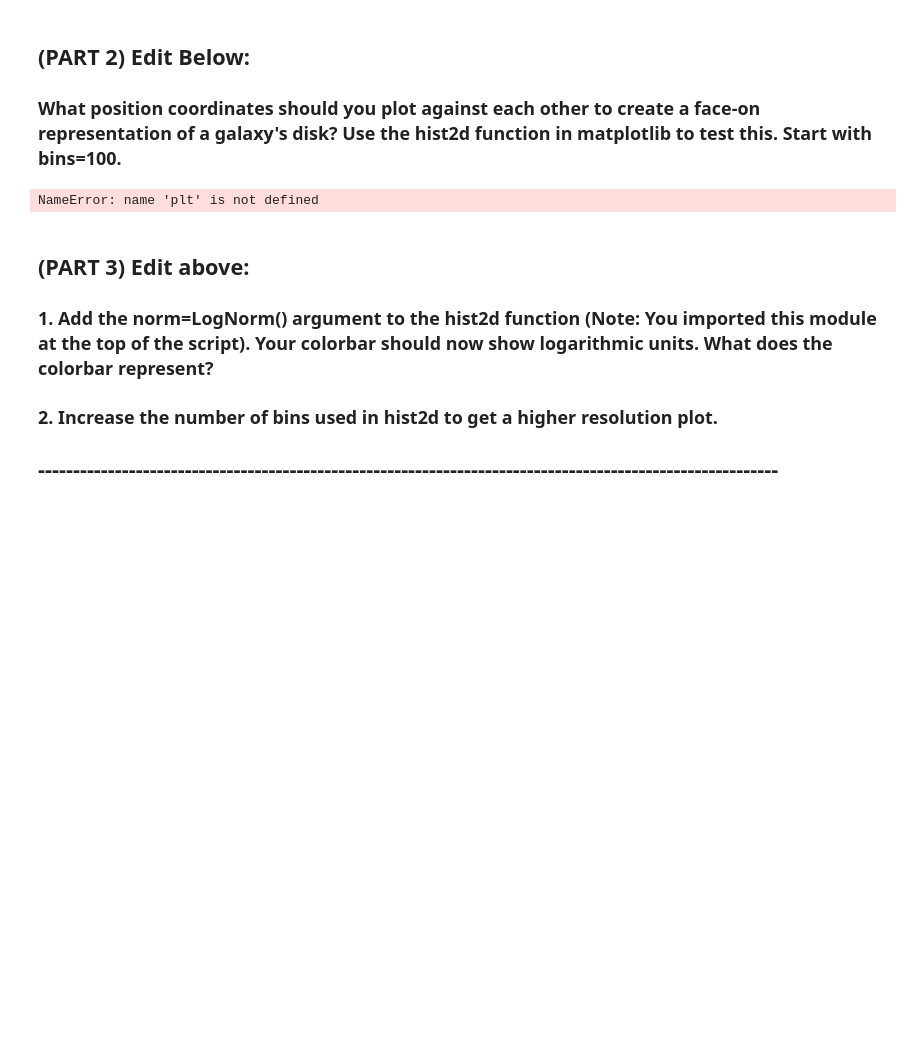
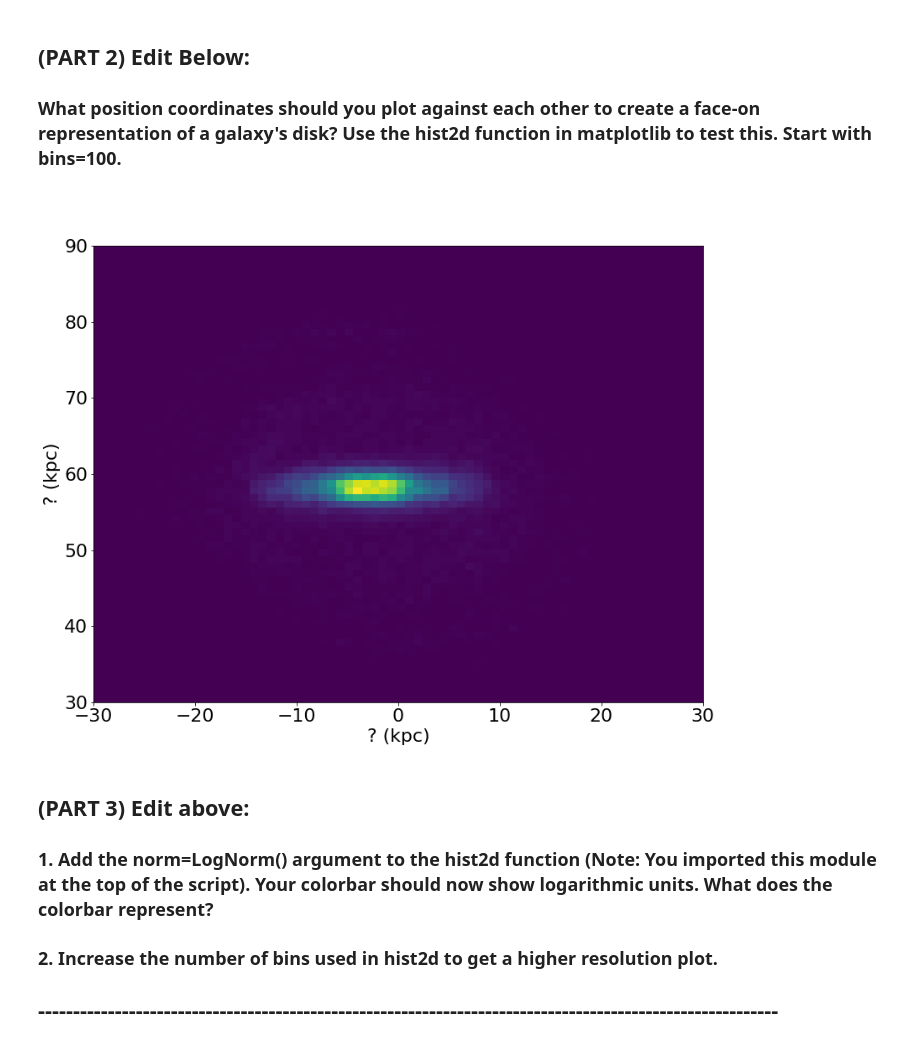
Before and after one commit to Ximena89/and_yet_it_moves, a Jupyter notebook: codigo/Plotting_Template.ipynb, the cells around one changed output. Drawn from its saved outputs; the diff is of its cells as text; code cells hidden in the pictures; blank space fills up the shorter version.

```diff
--- a/codigo/Plotting_Template.ipynb
+++ b/codigo/Plotting_Template.ipynb
@@ -20,10 +20,14 @@ import numpy as num
 
 # Store positions as arrays.   returns a 3D array
 
+
 def pygadgetreader(MW_sim_1M_b0_051):
 
-    pos_disk= pyg.readsnap("../sims/MW_LMC_sim_111", "pos", "disk")
+    pos_disk= pyg.readsnap("../sims/MW_sim_1M_b0_051", "pos", "disk")
     xpos_disk= pos_disk[:,0]
-    np.array(xpos_disk)
+    x=np.array(xpos_disk)
     ypos_disk= pos_disk[:,1]
-    np.array(ypos_disk)
+    y=np.array(ypos_disk)
+    return x,y
+
+x,y = pygadgetreader("MW_sim_1M_b0_051")
@@ -29,0 +37,15 @@ def pygadgetreader(MW_sim_1M_b0_051):
+# %%
+pos_disk= pyg.readsnap("../sims/MW_LMC_sim_111", "pos", "disk")
+
+def pygadgetreader(MW_LMC_sim_111):
+
+    pos_disk= pyg.readsnap("../sims/MW_LMC_sim_111", "pos", "disk")
+    xpos_disk= pos_disk[:,0]
+    x=np.array(xpos_disk)
+    ypos_disk= pos_disk[:,1]
+    y=np.array(ypos_disk)
+    zpos_disk= pos_disk[:,2]
+    z=np.array(ypos_disk)
+    return x,y
+
+x,y,z = pygadgetreader("MW_LMC_sim_111")
@@ -33,34 +59,44 @@ def pygadgetreader(MW_sim_1M_b0_051):
 # %%
 # MW Disk Density, face on
 # import plotting modules
 
+import matplotlib
+import matplotlib.pyplot as plt
+from matplotlib.colors import LogNorm
+%matplotlib inline
 
 fig = plt.figure(figsize=(13,10))
 ax = plt.subplot(111)
 
 #### PLACE FUNCTION HERE ####
 # hist2d(xaxis, yaxis,bins)
 
 
-plt.colorbar()
 
+def hist2d(x, y, bins=150):
+    plt.hist2d(x,y,bins=bins)
+
+
+
+#plt.colorbar()
+hist2d(x,y,bins=75)
 # Add axis labels
 plt.xlabel('? (kpc)', fontsize=22)
 plt.ylabel('? (kpc)', fontsize=22)
 
 #set axis limits
-plt.ylim(-30,30)
+plt.ylim(30,90)
 plt.xlim(-30,30)
 
 #adjust tick label font size
 label_size = 22
 matplotlib.rcParams['xtick.labelsize'] = label_size
 matplotlib.rcParams['ytick.labelsize'] = label_size
 
 # Save to a file
 ax.set_rasterized(True)
 # %% [output]
-NameError: name 'plt' is not defined
+[figure, added]
 # %% [markdown]
 ## (PART 3) Edit above:
 
```
Also changed, not shown: parts of 3 cells of this notebook.
